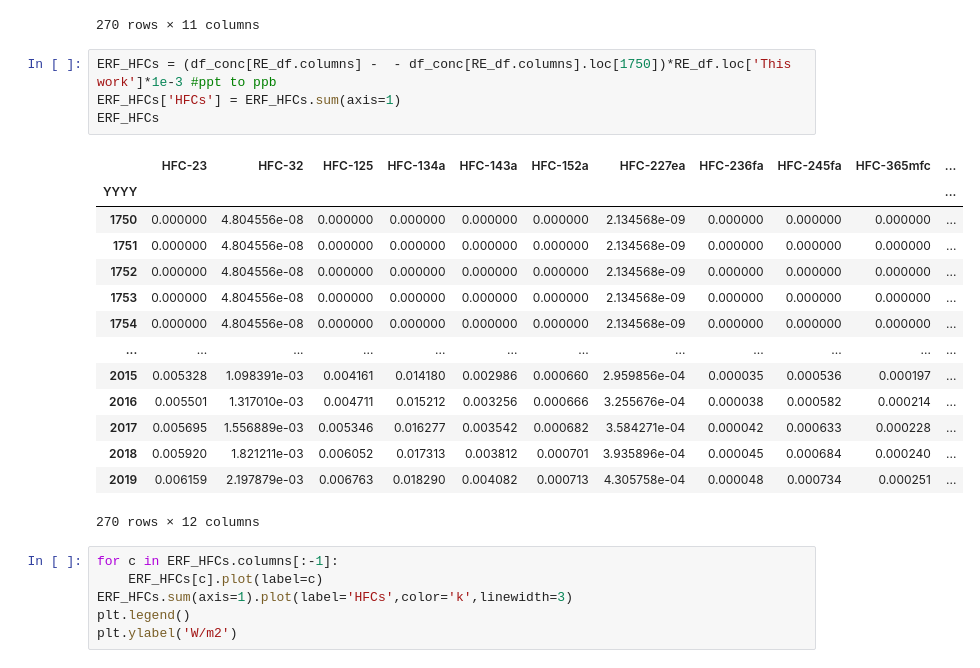
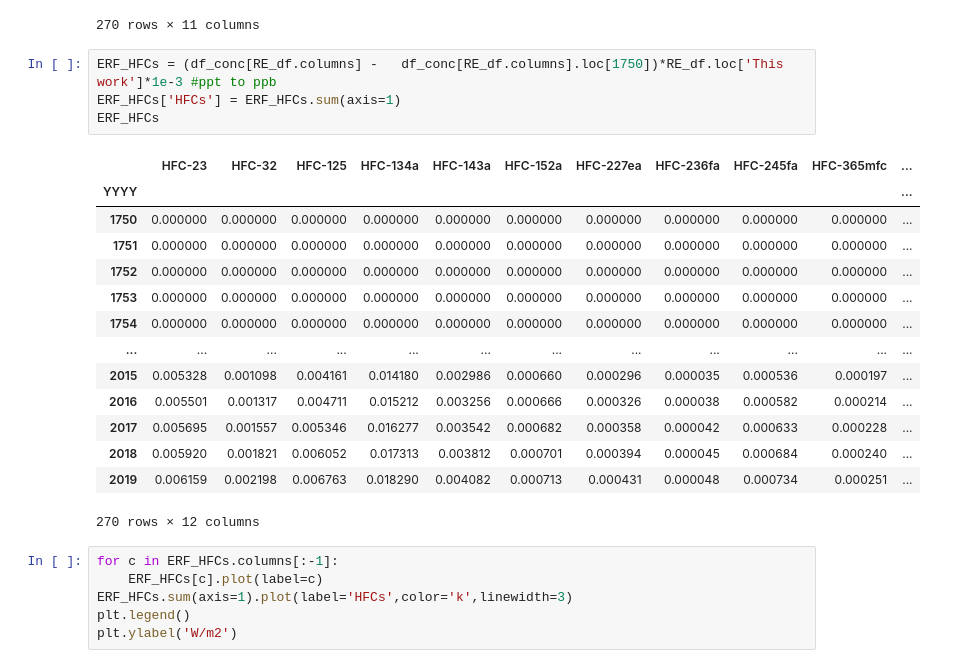
Before and after one commit to sarambl/AR6_CH6_RCMIPFIGS, a Jupyter notebook: ar6_ch6_rcmipfigs/notebooks/Historical_barplot/01_Emission_based_ERFs.ipynb, the cells around one changed output. Drawn from its saved outputs; the diff is of its cells as text.

```diff
--- a/ar6_ch6_rcmipfigs/notebooks/Historical_barplot/01_Emission_based_ERFs.ipynb
+++ b/ar6_ch6_rcmipfigs/notebooks/Historical_barplot/01_Emission_based_ERFs.ipynb
@@ -282,23 +268,23 @@ df_conc[RE_df.columns] - df_conc[RE_df.columns].loc[1750]
 | 2019 | 32.414 | 19.980284 | 29.4030 | 107.5910 | 24.0120 | 7.1345 | 1.594717 | 0.192 | 3.060 | 1.089484 | ... |
 270 rows × 11 columns
 # %%
-ERF_HFCs = (df_conc[RE_df.columns] -  - df_conc[RE_df.columns].loc[1750])*RE_df.loc['This work']*1e-3 #ppt to ppb
+ERF_HFCs = (df_conc[RE_df.columns] -   df_conc[RE_df.columns].loc[1750])*RE_df.loc['This work']*1e-3 #ppt to ppb
 ERF_HFCs['HFCs'] = ERF_HFCs.sum(axis=1)
 ERF_HFCs
 # %% [output]
 |  | HFC-23 | HFC-32 | HFC-125 | HFC-134a | HFC-143a | HFC-152a | HFC-227ea | HFC-236fa | HFC-245fa | HFC-365mfc | ... |
 | YYYY |  |  |  |  |  |  |  |  |  |  | ... |
-| 1750 | 0.000000 | 4.804556e-08 | 0.000000 | 0.000000 | 0.000000 | 0.000000 | 2.134568e-09 | 0.000000 | 0.000000 | 0.000000 | ... |
-| 1751 | 0.000000 | 4.804556e-08 | 0.000000 | 0.000000 | 0.000000 | 0.000000 | 2.134568e-09 | 0.000000 | 0.000000 | 0.000000 | ... |
-| 1752 | 0.000000 | 4.804556e-08 | 0.000000 | 0.000000 | 0.000000 | 0.000000 | 2.134568e-09 | 0.000000 | 0.000000 | 0.000000 | ... |
-| 1753 | 0.000000 | 4.804556e-08 | 0.000000 | 0.000000 | 0.000000 | 0.000000 | 2.134568e-09 | 0.000000 | 0.000000 | 0.000000 | ... |
-| 1754 | 0.000000 | 4.804556e-08 | 0.000000 | 0.000000 | 0.000000 | 0.000000 | 2.134568e-09 | 0.000000 | 0.000000 | 0.000000 | ... |
+| 1750 | 0.000000 | 0.000000 | 0.000000 | 0.000000 | 0.000000 | 0.000000 | 0.000000 | 0.000000 | 0.000000 | 0.000000 | ... |
+| 1751 | 0.000000 | 0.000000 | 0.000000 | 0.000000 | 0.000000 | 0.000000 | 0.000000 | 0.000000 | 0.000000 | 0.000000 | ... |
+| 1752 | 0.000000 | 0.000000 | 0.000000 | 0.000000 | 0.000000 | 0.000000 | 0.000000 | 0.000000 | 0.000000 | 0.000000 | ... |
+| 1753 | 0.000000 | 0.000000 | 0.000000 | 0.000000 | 0.000000 | 0.000000 | 0.000000 | 0.000000 | 0.000000 | 0.000000 | ... |
+| 1754 | 0.000000 | 0.000000 | 0.000000 | 0.000000 | 0.000000 | 0.000000 | 0.000000 | 0.000000 | 0.000000 | 0.000000 | ... |
 | ... | ... | ... | ... | ... | ... | ... | ... | ... | ... | ... | ... |
-| 2015 | 0.005328 | 1.098391e-03 | 0.004161 | 0.014180 | 0.002986 | 0.000660 | 2.959856e-04 | 0.000035 | 0.000536 | 0.000197 | ... |
-| 2016 | 0.005501 | 1.317010e-03 | 0.004711 | 0.015212 | 0.003256 | 0.000666 | 3.255676e-04 | 0.000038 | 0.000582 | 0.000214 | ... |
-| 2017 | 0.005695 | 1.556889e-03 | 0.005346 | 0.016277 | 0.003542 | 0.000682 | 3.584271e-04 | 0.000042 | 0.000633 | 0.000228 | ... |
-| 2018 | 0.005920 | 1.821211e-03 | 0.006052 | 0.017313 | 0.003812 | 0.000701 | 3.935896e-04 | 0.000045 | 0.000684 | 0.000240 | ... |
-| 2019 | 0.006159 | 2.197879e-03 | 0.006763 | 0.018290 | 0.004082 | 0.000713 | 4.305758e-04 | 0.000048 | 0.000734 | 0.000251 | ... |
+| 2015 | 0.005328 | 0.001098 | 0.004161 | 0.014180 | 0.002986 | 0.000660 | 0.000296 | 0.000035 | 0.000536 | 0.000197 | ... |
+| 2016 | 0.005501 | 0.001317 | 0.004711 | 0.015212 | 0.003256 | 0.000666 | 0.000326 | 0.000038 | 0.000582 | 0.000214 | ... |
+| 2017 | 0.005695 | 0.001557 | 0.005346 | 0.016277 | 0.003542 | 0.000682 | 0.000358 | 0.000042 | 0.000633 | 0.000228 | ... |
+| 2018 | 0.005920 | 0.001821 | 0.006052 | 0.017313 | 0.003812 | 0.000701 | 0.000394 | 0.000045 | 0.000684 | 0.000240 | ... |
+| 2019 | 0.006159 | 0.002198 | 0.006763 | 0.018290 | 0.004082 | 0.000713 | 0.000431 | 0.000048 | 0.000734 | 0.000251 | ... |
 270 rows × 12 columns
 # %%
 for c in ERF_HFCs.columns[:-1]:
```
Also changed, not shown: parts of 12 cells of this notebook, 7 other files.
